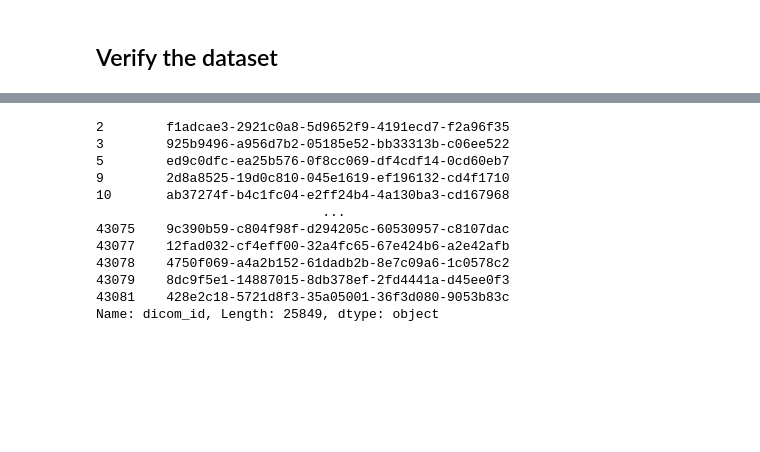
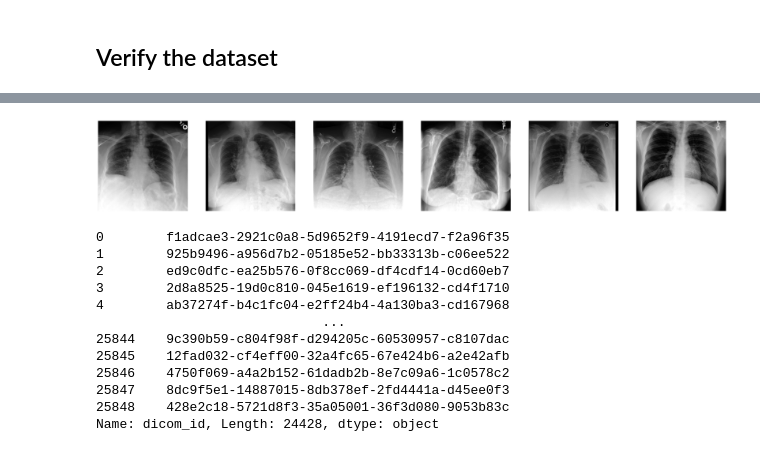
Before and after one commit to agostini335/mml, a Jupyter notebook: notebooks/eda_dataset.ipynb, the cells around one changed output, grey strips where cells are left out. Cells and saved outputs as stored; diff of their text form; code cells hidden in the pictures; blank space fills up the shorter version.

```diff
--- a/notebooks/eda_dataset.ipynb
+++ b/notebooks/eda_dataset.ipynb
@@ -71,15 +116,21 @@ array([   10,    16,    45, ..., 25833, 25834, 25840])
+# %%
+# plot images with target labels = 0
+idx, el = np.where(train_dict['labels'].fillna(0).astype(int) == 0)
+plot_n_imgs(imgs=train_dict['images'][idx][0:6],n_cols=6,n_rows=1, size=(40,40))
+# %% [output]
+[figure, added]
 # %%
-train_dict['dicom_ids']
+train_dict['dicom_ids'][idx]
 # %% [output]
-2        f1adcae3-2921c0a8-5d9652f9-4191ecd7-f2a96f35
-3        925b9496-a956d7b2-05185e52-bb33313b-c06ee522
-5        ed9c0dfc-ea25b576-0f8cc069-df4cdf14-0cd60eb7
-9        2d8a8525-19d0c810-045e1619-ef196132-cd4f1710
-10       ab37274f-b4c1fc04-e2ff24b4-4a130ba3-cd167968
+0        f1adcae3-2921c0a8-5d9652f9-4191ecd7-f2a96f35
+1        925b9496-a956d7b2-05185e52-bb33313b-c06ee522
+2        ed9c0dfc-ea25b576-0f8cc069-df4cdf14-0cd60eb7
+3        2d8a8525-19d0c810-045e1619-ef196132-cd4f1710
+4        ab37274f-b4c1fc04-e2ff24b4-4a130ba3-cd167968
                              ...
-43075    9c390b59-c804f98f-d294205c-60530957-c8107dac
-43077    12fad032-cf4eff00-32a4fc65-67e424b6-a2e42afb
-43078    4750f069-a4a2b152-61dadb2b-8e7c09a6-1c0578c2
-43079    8dc9f5e1-14887015-8db378ef-2fd4441a-d45ee0f3
-43081    428e2c18-5721d8f3-35a05001-36f3d080-9053b83c
-Name: dicom_id, Length: 25849, dtype: object
+25844    9c390b59-c804f98f-d294205c-60530957-c8107dac
+25845    12fad032-cf4eff00-32a4fc65-67e424b6-a2e42afb
+25846    4750f069-a4a2b152-61dadb2b-8e7c09a6-1c0578c2
+25847    8dc9f5e1-14887015-8db378ef-2fd4441a-d45ee0f3
+25848    428e2c18-5721d8f3-35a05001-36f3d080-9053b83c
+Name: dicom_id, Length: 24428, dtype: object
```
Also changed, not shown: parts of 8 cells of this notebook, 4 other files.
